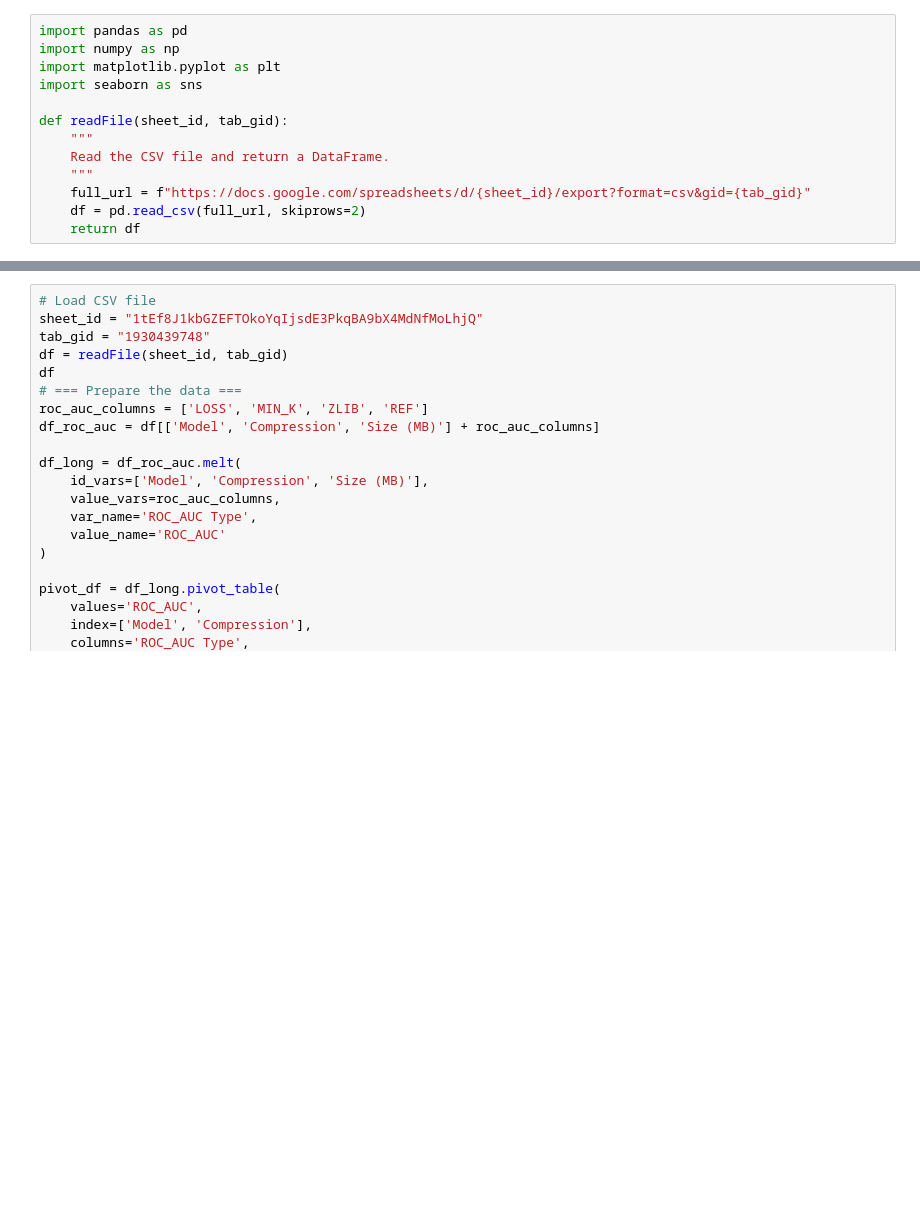
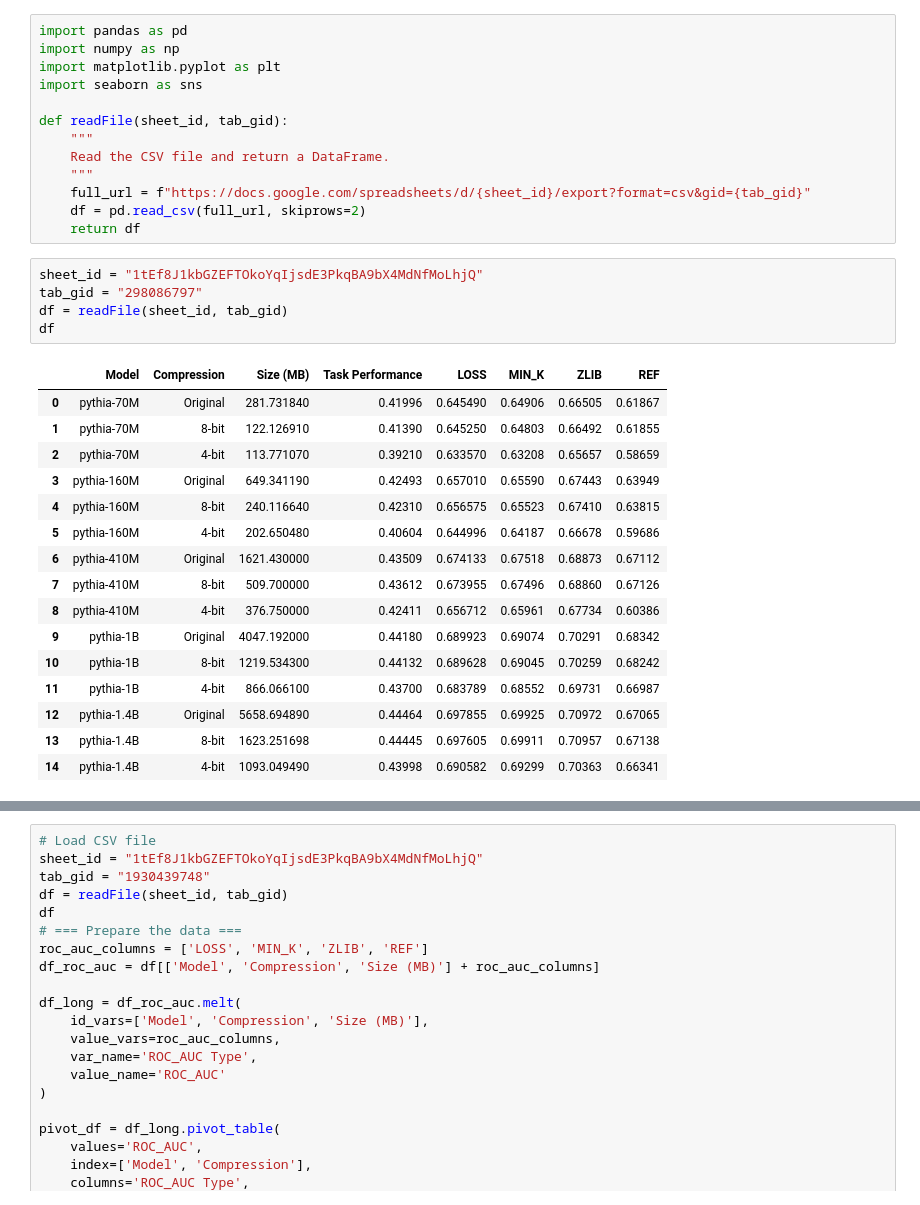
Before and after one commit to nazmul-me/mimir, a Jupyter notebook: resultsAnalysis/graph/old-v1/RQ-1.3-miaPerformanceGraph.ipynb, the cells around one changed output, grey strips where cells are left out. Drawn from its saved outputs; the diff is of its cells as text; blank space fills up the shorter version.

```diff
--- a/resultsAnalysis/graph/old-v1/RQ-1.3-miaPerformanceGraph.ipynb
+++ b/resultsAnalysis/graph/old-v1/RQ-1.3-miaPerformanceGraph.ipynb
@@ -11,6 +11,28 @@ def readFile(sheet_id, tab_gid):
     full_url = f"https://docs.google.com/spreadsheets/d/{sheet_id}/export?format=csv&gid={tab_gid}"
     df = pd.read_csv(full_url, skiprows=2)
     return df
+# %%
+sheet_id = "1tEf8J1kbGZEFTOkoYqIjsdE3PkqBA9bX4MdNfMoLhjQ"
+tab_gid = "298086797"
+df = readFile(sheet_id, tab_gid)
+df
+# %% [output]
+|  | Model | Compression | Size (MB) | Task Performance | LOSS | MIN_K | ZLIB | REF |
+| 0 | pythia-70M | Original | 281.731840 | 0.41996 | 0.645490 | 0.64906 | 0.66505 | 0.61867 |
+| 1 | pythia-70M | 8-bit | 122.126910 | 0.41390 | 0.645250 | 0.64803 | 0.66492 | 0.61855 |
+| 2 | pythia-70M | 4-bit | 113.771070 | 0.39210 | 0.633570 | 0.63208 | 0.65657 | 0.58659 |
+| 3 | pythia-160M | Original | 649.341190 | 0.42493 | 0.657010 | 0.65590 | 0.67443 | 0.63949 |
+| 4 | pythia-160M | 8-bit | 240.116640 | 0.42310 | 0.656575 | 0.65523 | 0.67410 | 0.63815 |
+| 5 | pythia-160M | 4-bit | 202.650480 | 0.40604 | 0.644996 | 0.64187 | 0.66678 | 0.59686 |
+| 6 | pythia-410M | Original | 1621.430000 | 0.43509 | 0.674133 | 0.67518 | 0.68873 | 0.67112 |
+| 7 | pythia-410M | 8-bit | 509.700000 | 0.43612 | 0.673955 | 0.67496 | 0.68860 | 0.67126 |
+| 8 | pythia-410M | 4-bit | 376.750000 | 0.42411 | 0.656712 | 0.65961 | 0.67734 | 0.60386 |
+| 9 | pythia-1B | Original | 4047.192000 | 0.44180 | 0.689923 | 0.69074 | 0.70291 | 0.68342 |
+| 10 | pythia-1B | 8-bit | 1219.534300 | 0.44132 | 0.689628 | 0.69045 | 0.70259 | 0.68242 |
+| 11 | pythia-1B | 4-bit | 866.066100 | 0.43700 | 0.683789 | 0.68552 | 0.69731 | 0.66987 |
+| 12 | pythia-1.4B | Original | 5658.694890 | 0.44464 | 0.697855 | 0.69925 | 0.70972 | 0.67065 |
+| 13 | pythia-1.4B | 8-bit | 1623.251698 | 0.44445 | 0.697605 | 0.69911 | 0.70957 | 0.67138 |
+| 14 | pythia-1.4B | 4-bit | 1093.049490 | 0.43998 | 0.690582 | 0.69299 | 0.70363 | 0.66341 |
 # %%
 
 # Load CSV file
```
Also changed, not shown: parts of 1 cell of this notebook, 1 other file.
